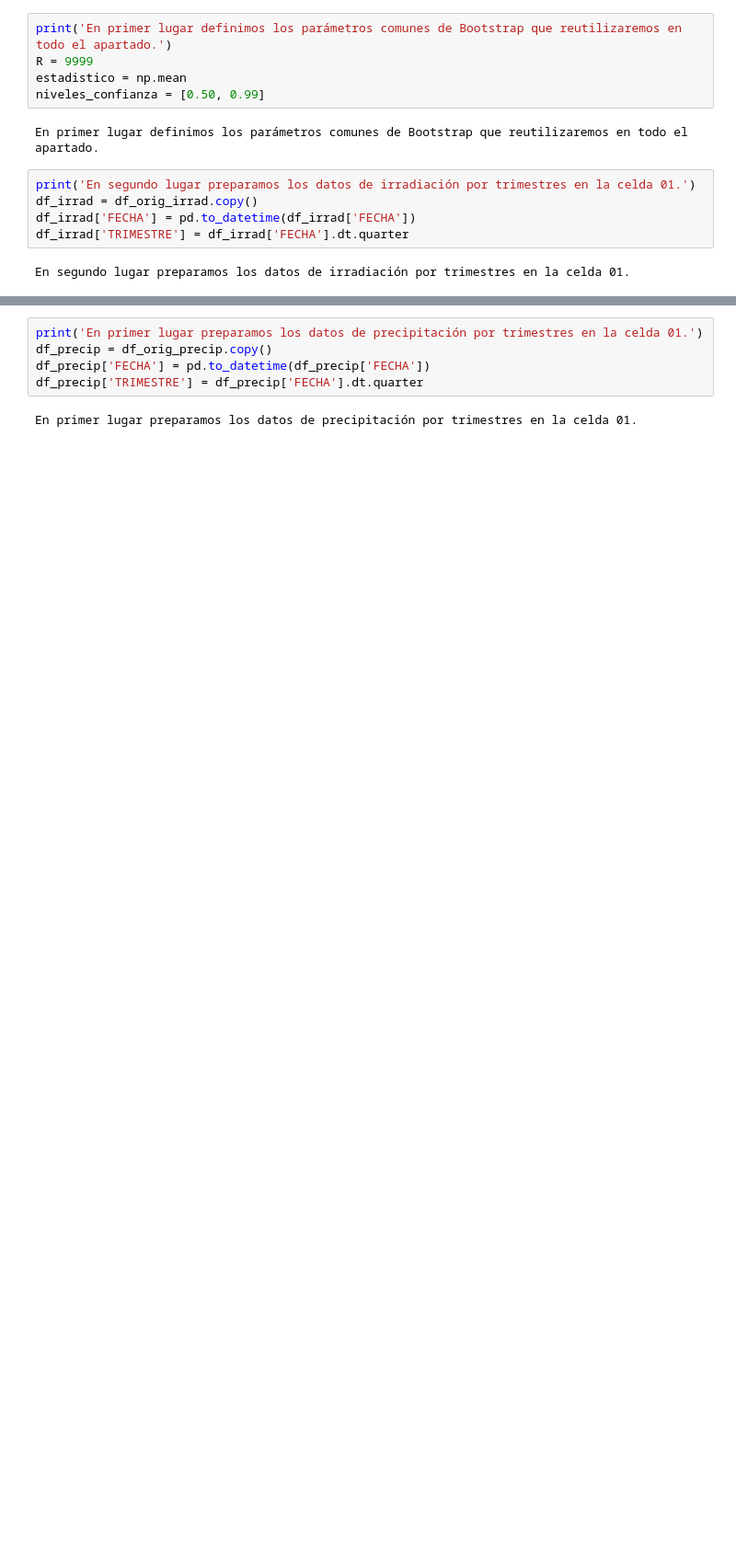
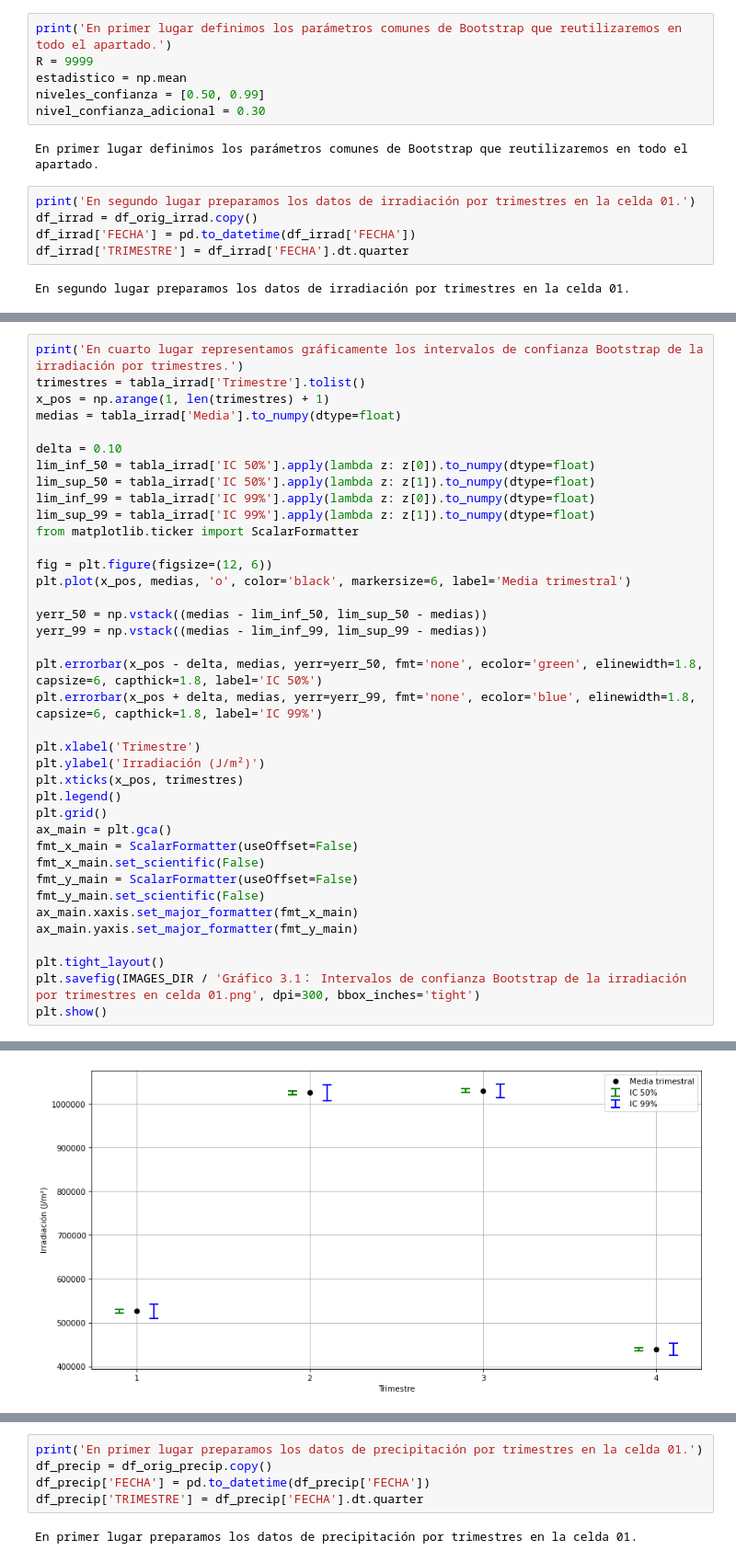
Before and after one commit to aurbanomurillo/t2_inferencia_estadistica, a Jupyter notebook: src/Apartado_3.ipynb, the cells around one changed output, grey strips where cells are left out. Shown at 92% size. Saved outputs shown, nothing was run; the diff lists cells and outputs as text; blank space fills up the shorter version.

```diff
--- a/src/Apartado_3.ipynb
+++ b/src/Apartado_3.ipynb
@@ -37,6 +25,7 @@ print('En primer lugar definimos los parámetros comunes de Bootstrap que reutil
 R = 9999
 estadistico = np.mean
 niveles_confianza = [0.50, 0.99]
+nivel_confianza_adicional = 0.30
 # %% [output]
 En primer lugar definimos los parámetros comunes de Bootstrap que reutilizaremos en todo el apartado.
 # %%
@@ -114,0 +89,39 @@ En cuarto lugar representamos gráficamente los intervalos de confianza Bootstra
+# %%
+print('En cuarto lugar representamos gráficamente los intervalos de confianza Bootstrap de la irradiación por trimestres.')
+trimestres = tabla_irrad['Trimestre'].tolist()
+x_pos = np.arange(1, len(trimestres) + 1)
+medias = tabla_irrad['Media'].to_numpy(dtype=float)
+
+delta = 0.10
+lim_inf_50 = tabla_irrad['IC 50%'].apply(lambda z: z[0]).to_numpy(dtype=float)
+lim_sup_50 = tabla_irrad['IC 50%'].apply(lambda z: z[1]).to_numpy(dtype=float)
+lim_inf_99 = tabla_irrad['IC 99%'].apply(lambda z: z[0]).to_numpy(dtype=float)
+lim_sup_99 = tabla_irrad['IC 99%'].apply(lambda z: z[1]).to_numpy(dtype=float)
+from matplotlib.ticker import ScalarFormatter
+
+fig = plt.figure(figsize=(12, 6))
+plt.plot(x_pos, medias, 'o', color='black', markersize=6, label='Media trimestral')
+
+yerr_50 = np.vstack((medias - lim_inf_50, lim_sup_50 - medias))
+yerr_99 = np.vstack((medias - lim_inf_99, lim_sup_99 - medias))
+
+plt.errorbar(x_pos - delta, medias, yerr=yerr_50, fmt='none', ecolor='green', elinewidth=1.8, capsize=6, capthick=1.8, label='IC 50%')
+plt.errorbar(x_pos + delta, medias, yerr=yerr_99, fmt='none', ecolor='blue', elinewidth=1.8, capsize=6, capthick=1.8, label='IC 99%')
+
+plt.xlabel('Trimestre')
+plt.ylabel('Irradiación (J/m²)')
+plt.xticks(x_pos, trimestres)
+plt.legend()
+plt.grid()
+ax_main = plt.gca()
+fmt_x_main = ScalarFormatter(useOffset=False)
+fmt_x_main.set_scientific(False)
+fmt_y_main = ScalarFormatter(useOffset=False)
+fmt_y_main.set_scientific(False)
+ax_main.xaxis.set_major_formatter(fmt_x_main)
+ax_main.yaxis.set_major_formatter(fmt_y_main)
+
+plt.tight_layout()
+plt.savefig(IMAGES_DIR / 'Gráfico 3.1： Intervalos de confianza Bootstrap de la irradiación por trimestres en celda 01.png', dpi=300, bbox_inches='tight')
+plt.show()
+# %% [output]
@@ -114,0 +129 @@ En cuarto lugar representamos gráficamente los intervalos de confianza Bootstra
+[figure, added]
```
Also changed, not shown: parts of 18 cells of this notebook.
